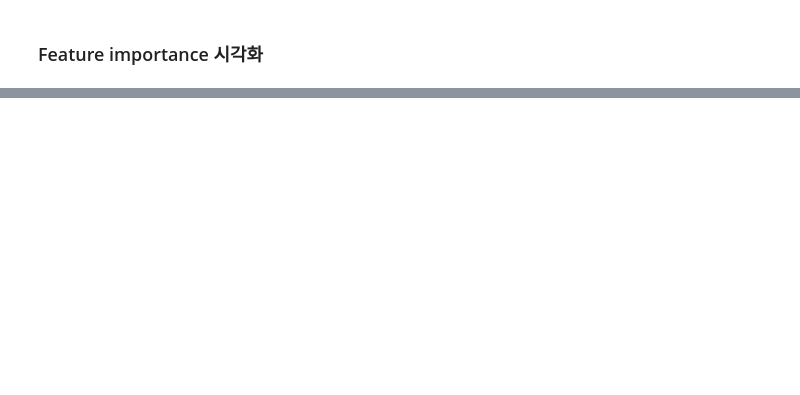
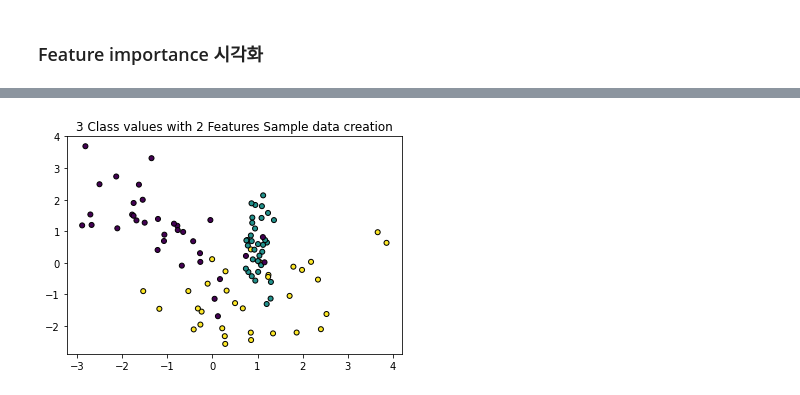
Before and after one commit to unknown-jun/Machine_Learning, a Jupyter notebook: ML_Book/05. Classification.ipynb, the cells around one changed output, grey strips where cells are left out. Cells and saved outputs as stored; diff of their text form; code cells hidden in the pictures; blank space fills up the shorter version.

```diff
--- a/ML_Book/05. Classification.ipynb
+++ b/ML_Book/05. Classification.ipynb
@@ -200,0 +211,14 @@ petal width (cm):0.420
+# %%
+from sklearn.datasets import make_classification
+import matplotlib.pyplot as plt
+
+plt.title("3 Class values with 2 Features Sample data creation")
+
+# 2 차원 시각화를 위해서 피처는 2개 클래스는 3가지 유형의 분류 샘플 데이터 생성
+X_features, y_labels = make_classification(n_features=2, n_redundant=0, n_informative=2,
+                                           n_classes=3, n_clusters_per_class=1, random_state=0)
+
+# 그래프 형태로 2개의 피처로 2차원 좌표 시각화, 각 클래스 값은 다른 색깔로 표시됨
+plt.scatter(X_features[:,0], X_features[:,1], marker='o', c=y_labels, s=25, edgecolors='k');
+# %% [output]
+[figure, added]
```
Also changed, not shown: parts of 15 cells of this notebook.
